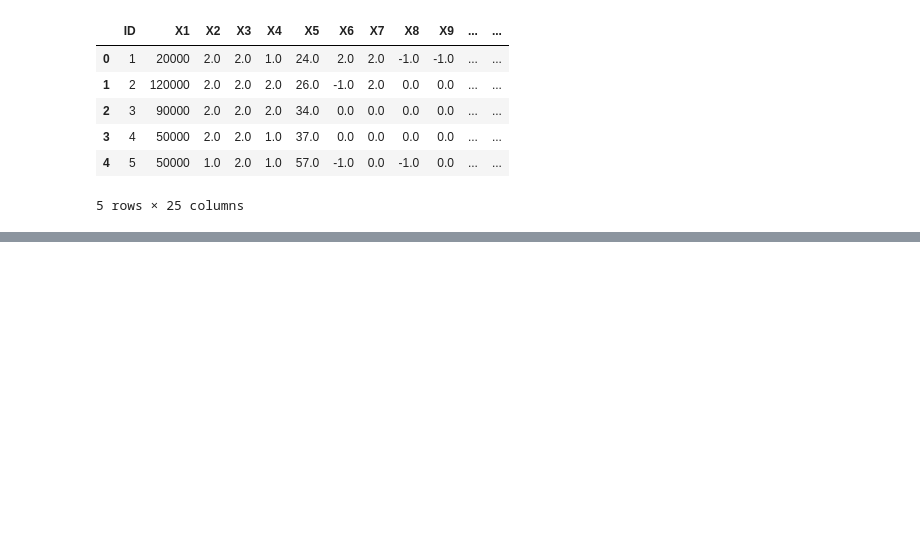
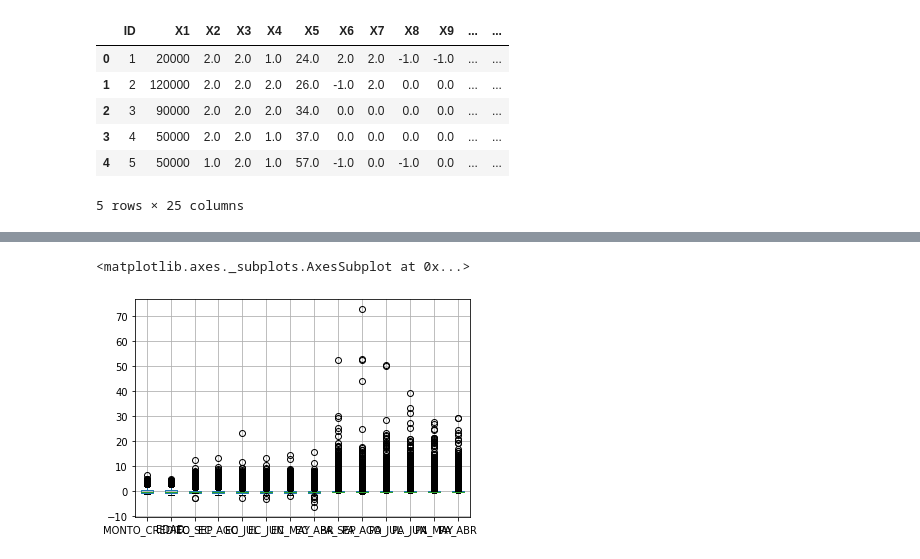
Before and after one commit to PosgradoMNA/actividades-del-projecto-Equipo_43_Carlos_Mendoza_and_Alan_Avelino, a Jupyter notebook: Actividad_Semanal_4_Equipo_43.ipynb, the cells around one changed output, grey strips where cells are left out. Saved outputs shown, nothing was run; the diff lists cells and outputs as text; code cells hidden in the pictures; blank space fills up the shorter version.

```diff
--- a/Actividad_Semanal_4_Equipo_43.ipynb
+++ b/Actividad_Semanal_4_Equipo_43.ipynb
@@ -34,0 +236,6 @@ df.head()
+# %%
+scaler = StandardScaler()
+scaled = scaler.fit_transform(df_2)
+
+df_scaled = pd.DataFrame(scaled, columns = df_2.columns)
+df_scaled.head()
@@ -34,0 +432,5 @@ df.head()
+# %%
+df_scaled.boxplot()
+# %% [output]
+<matplotlib.axes._subplots.AxesSubplot at 0x...>
+[figure, added]
```
Also changed, not shown: parts of 34 cells of this notebook.
